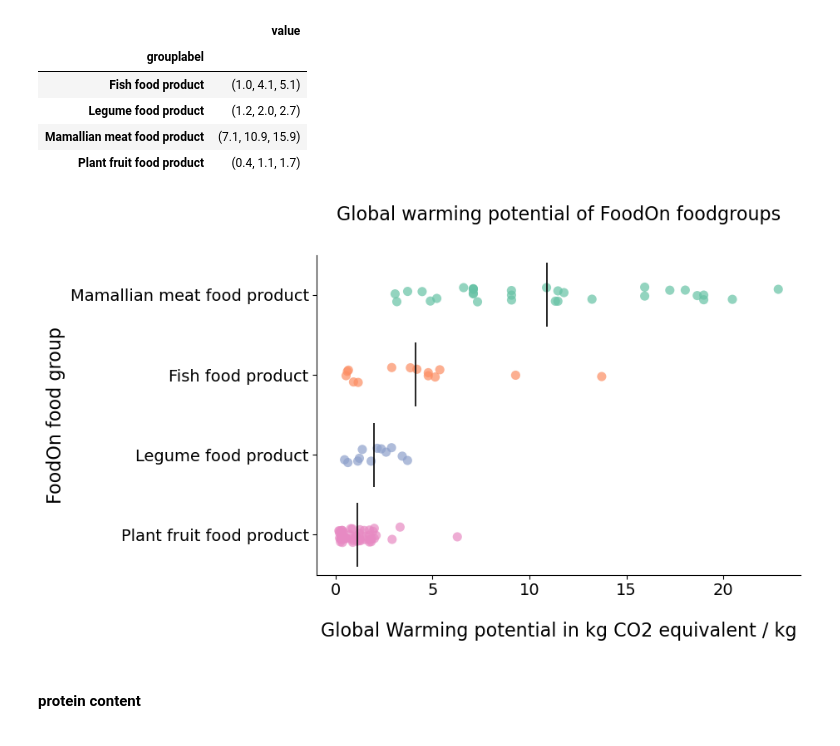
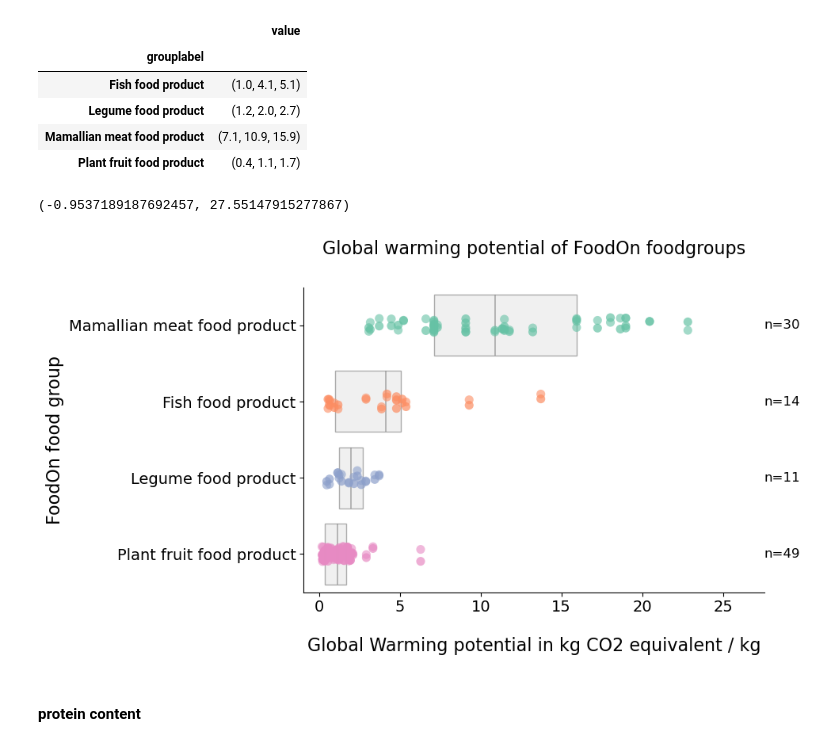
Before and after one commit to rivm-syso/nicekg_analysis, a Jupyter notebook: analysis/use_case_nice_food.ipynb, the cells around one changed output. Cells and saved outputs as stored; diff of their text form; code cells hidden in the pictures.

Commit message:
network figure updated

```diff
--- a/analysis/use_case_nice_food.ipynb
+++ b/analysis/use_case_nice_food.ipynb
@@ -9,7 +10,7 @@ from functions.wrapper_helper import open_query, sparql_query_to_dataframe
 #### global warming potential
 # %%
 # Global warming potential
-endpoint = "http://localhost:3030/nice_food/sparql"
+endpoint = "http://localhost:3030/response_check/sparql" # Initialize SPARQL ENDPOINT
 query_lca = open_query("queries/publication/global_warming_groups.rq")
 result_impact = sparql_query_to_dataframe(query_lca, endpoint = endpoint)
 result_impact["value"] = result_impact["value"].astype(float)
@@ -42,47 +43,88 @@ pd.DataFrame(iqr_table)
 # %%
 import matplotlib.colors as mcolors
 import matplotlib.pyplot as plt
 # figure impact
 import seaborn as sns
 
-from local_path import path_figure_4b
+# path_figure_4b = "your_path_here"
 
 order = ['Mamallian meat food product', 'Fish food product', 'Legume food product', 'Plant fruit food product']
 
 palette = sns.color_palette("Set2")
 palette_hex = [mcolors.rgb2hex(color) for color in palette][0:4]
 palette_hex
 
 plt.figure(figsize =(7.5,5))
 sns.stripplot(data=result_impact, y='grouplabel', hue = "grouplabel", x='value',
               jitter= True, alpha =0.7, palette = "Set2", hue_order=order, order = order, size = 8)
 
-sns.boxplot(showmeans=True,
-            meanline=True,
-            meanprops={'color': 'k', 'ls': '-', 'lw': 1.2},
-            medianprops={'visible': False},
-            whiskerprops={'visible': False},
-            zorder=4,
-            x="value",
-            y="grouplabel",
-            data=result_impact,
-            showfliers=False,
-            showbox=False,
-            showcaps=False)
+sns.boxplot(
+    data=result_impact,
+    x="value",
+    y="grouplabel",
+    order=order,
+    showmeans=True,
+    meanline=True,
+    meanprops={'color': '#8c8c8cb3', 'ls': '-', 'lw': 1.2},
+    medianprops={'visible': False},
+    whiskerprops={'visible': False},
+    capprops={'visible': False},
+    showfliers=False,
+    boxprops={'facecolor': '#f0f0f0', 'edgecolor': "#8c8c8cb3"},
+    zorder=1          # <--- behind
+)
 
+# --- Stripplot SECOND (in front) ---
+sns.stripplot(
+    data=result_impact,
+    x='value',
+    y='grouplabel',
+    hue='grouplabel',
+    order=order,
+    hue_order=order,
+    jitter=True,
+    alpha=0.6,
+    size=8,
+    palette='Set2',
+    zorder=2          # <--- in front
+)
 # Add titles and labels
 sns.despine()
 plt.title('Global warming potential of FoodOn foodgroups', pad = 30, fontsize = 16, ha = "center")
 plt.xlabel('Global Warming potential in kg CO2 equivalent / kg', labelpad= 20, fontsize = 16, ha = "center")
 plt.ylabel('FoodOn food group', fontsize = 16)
 plt.xticks(fontsize=14)
 plt.yticks(fontsize=14)
 
+
+# --- Add counts (n) on the right side of each category ---
+counts = result_impact.groupby("grouplabel")["foodname"].nunique()
+
+ax = plt.gca()
+
+# Get maximum x-value to place labels slightly outside the plot
+xmax = ax.get_xlim()[1]
+
+for i, group in enumerate(order):
+    n = counts[group]
+    ax.text(
+        xmax + xmax*0.15,      # small offset outside the axis
+        i,                     # y-position (category index)
+        f"n={n}",
+        va='center',
+        ha='left',
+        fontsize=12
+    )
+
+# Extend x-axis to make space for text
+ax.set_xlim(right=xmax * 1.15)
+
 # plt.show()
-plt.savefig(path_figure_4b, format='svg',  bbox_inches="tight")
-plt.savefig("figures/globalwarming_fig.svg", format='svg',  bbox_inches="tight")
+# plt.savefig(path_figure_4b, format='svg',  bbox_inches="tight", transparent = True)
+# plt.savefig("figures/globalwarming_fig.svg", format='svg',  bbox_inches="tight")
 # %% [output]
+(-0.9537189187692457, 27.55147915277867)
-[figure, old version]
+[figure, new version]
 # %% [markdown]
 #### protein content
 # %%
```
Also changed, not shown: parts of 18 cells of this notebook, 21 other files.
